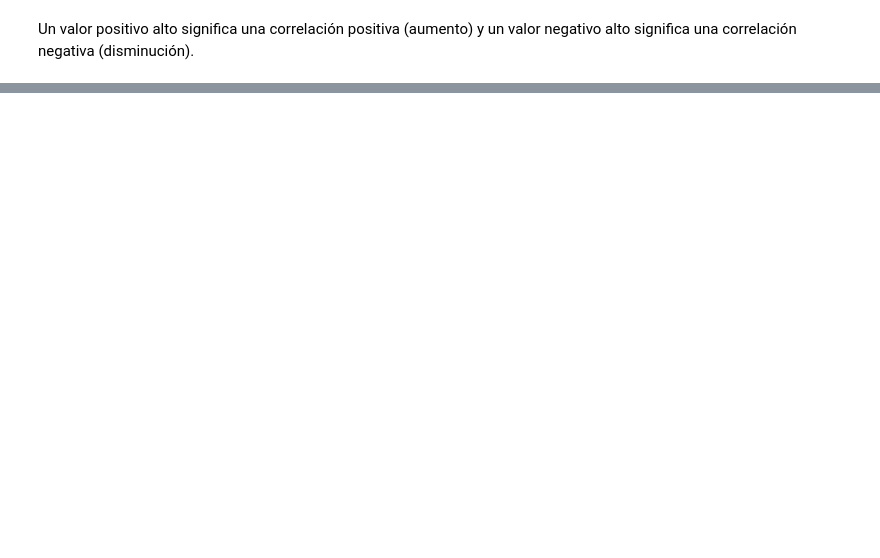
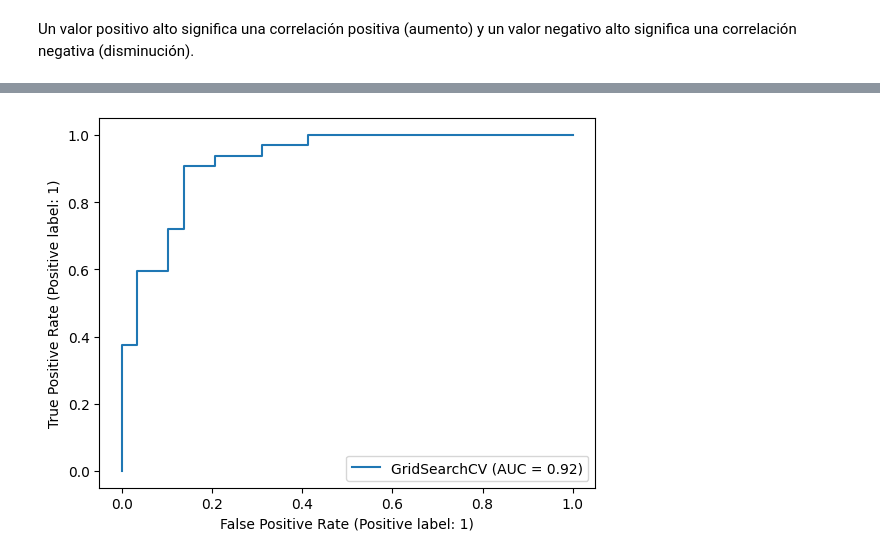
Before and after one commit to Skpow1234/Clasifiacion-de-enfermedades-cardiacas, a Jupyter notebook: Ciencia de datos y aprendizaje automatico/Clasificacion-Enfermedad-Cardiaca/clasificacion enfermedades Cardiacas - c.ipynb, the cells around one changed output, grey strips where cells are left out. Saved outputs shown, nothing was run; the diff lists cells and outputs as text; code cells hidden in the pictures; blank space fills up the shorter version.

```diff
--- a/Ciencia de datos y aprendizaje automatico/Clasificacion-Enfermedad-Cardiaca/clasificacion enfermedades Cardiacas - c.ipynb
+++ b/Ciencia de datos y aprendizaje automatico/Clasificacion-Enfermedad-Cardiaca/clasificacion enfermedades Cardiacas - c.ipynb
@@ -273,0 +667,6 @@ Un valor positivo alto significa una correlación positiva (aumento) y un valor
+# %%
+# Crear una grilla de hiperparámetros para LogisticRegression
+log_reg_grid = {"C": np.logspace(-4, 4, 20),"solver": ["liblinear"]}
+
+# Crear una grilla de hiperparámetros para RandomForestClassifier - Diferentes hiperparámetros de RandomForestClassifier
+rf_grid = {"n_estimators": np.arange(10, 1000, 50),"max_depth": [None, 3, 5, 10],"min_samples_split": np.arange(2, 20, 2),"min_samples_leaf": np.arange(1, 20, 2)}
@@ -273,0 +677,9 @@ Un valor positivo alto significa una correlación positiva (aumento) y un valor
+# %%
+np.random.seed(42)
+
+# Configurar la búsqueda aleatoria de hiperparámetros para LogisticRegression
+rs_log_reg = RandomizedSearchCV(LogisticRegression(), param_distributions=log_reg_grid, cv=5, n_iter=20, verbose=True)
+
+# Ajustar el modelo de búsqueda de hiperparámetros aleatorios
+rs_log_reg.fit(X_train, y_train)
+#Ajuste de 5 modelos para cada uno de los 20 candidatos, totalizando 100 ajustes.(SALIDA)
@@ -273,0 +707,8 @@ Un valor positivo alto significa una correlación positiva (aumento) y un valor
+# %%
+np.random.seed(42)
+
+# Configurar la búsqueda aleatoria de hiperparámetros para RandomForestClassifier
+rs_rf = RandomizedSearchCV(RandomForestClassifier(), param_distributions=rf_grid, cv=5, n_iter=20, verbose=True)
+
+# Ajustar el modelo de búsqueda de hiperparámetros aleatorios para RandomForestClassifier()
+rs_rf.fit(X_train, y_train)
@@ -273,0 +761,8 @@ Un valor positivo alto significa una correlación positiva (aumento) y un valor
+# %%
+# Diferentes hiperparámetros para nuestro modelo LogisticRegression
+log_reg_grid = {"C": np.logspace(-4, 4, 30),"solver": ["liblinear"]}
+
+# Configurar la búsqueda de hiperparámetros de cuadrícula para LogisticRegression
+gs_log_reg = GridSearchCV(LogisticRegression(), param_grid=log_reg_grid, cv=5, verbose=True)
+
+gs_log_reg.fit(X_train, y_train)
@@ -273,0 +863,12 @@ Un valor positivo alto significa una correlación positiva (aumento) y un valor
+# %%
+# método from_estimator,
+import matplotlib.pyplot as plt
+from sklearn.metrics import RocCurveDisplay
+
+# Crear la visualización de la curva ROC
+roc_display = RocCurveDisplay.from_estimator(gs_log_reg, X_test, y_test)
+
+# Mostrar la visualización
+plt.show()
+# %% [output]
+[figure, added]
```
Also changed, not shown: parts of 98 cells of this notebook, 1 other file.
